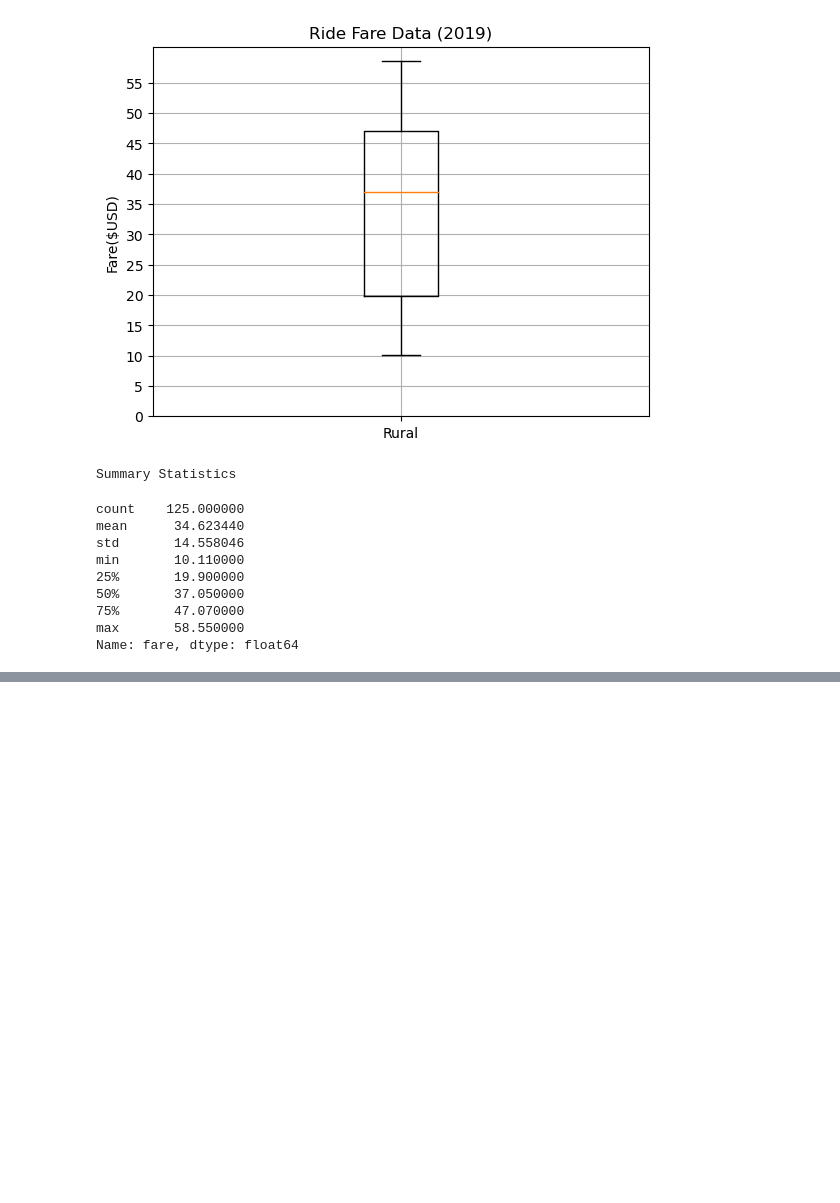
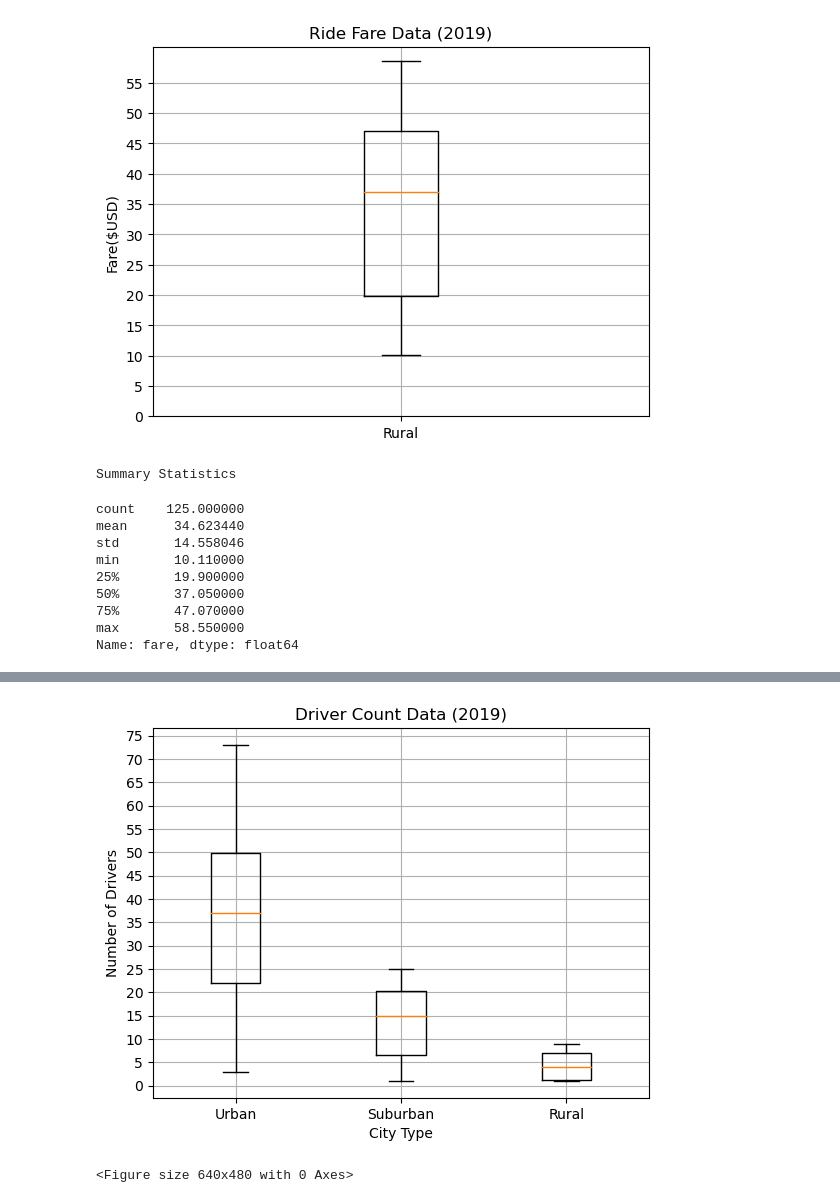
Before and after one commit to tashg23/pyber_analysis, a Jupyter notebook: Resources/pyber.ipynb, the cells around one changed output, grey strips where cells are left out. Saved outputs shown, nothing was run; the diff lists cells and outputs as text; code cells hidden in the pictures; blank space fills up the shorter version.

```diff
--- a/Resources/pyber.ipynb
+++ b/Resources/pyber.ipynb
@@ -548,0 +551,18 @@ plt.show()
+# %%
+# Create the box and whisker plot for the driver count data
+x_labels_drivers = ['Urban', 'Suburban', 'Rural']
+driver_count_combined = [urban_driver_count, suburban_driver_count, rural_driver_count]
+
+fig, ax = plt.subplots()
+ax.boxplot(driver_count_combined, labels = x_labels_drivers)
+
+ax.set_title('Driver Count Data (2019)')
+ax.set_ylabel('Number of Drivers')
+ax.set_xlabel('City Type')
+ax.set_yticks(np.arange(0, 80, step=5.0))
+ax.grid()
+plt.show()
+plt.savefig("../Analysis/Fig4")
+# %% [output]
+[figure, added]
+<Figure size 640x480 with 0 Axes>
```
Also changed, not shown: parts of 5 cells of this notebook, 1 other file.
